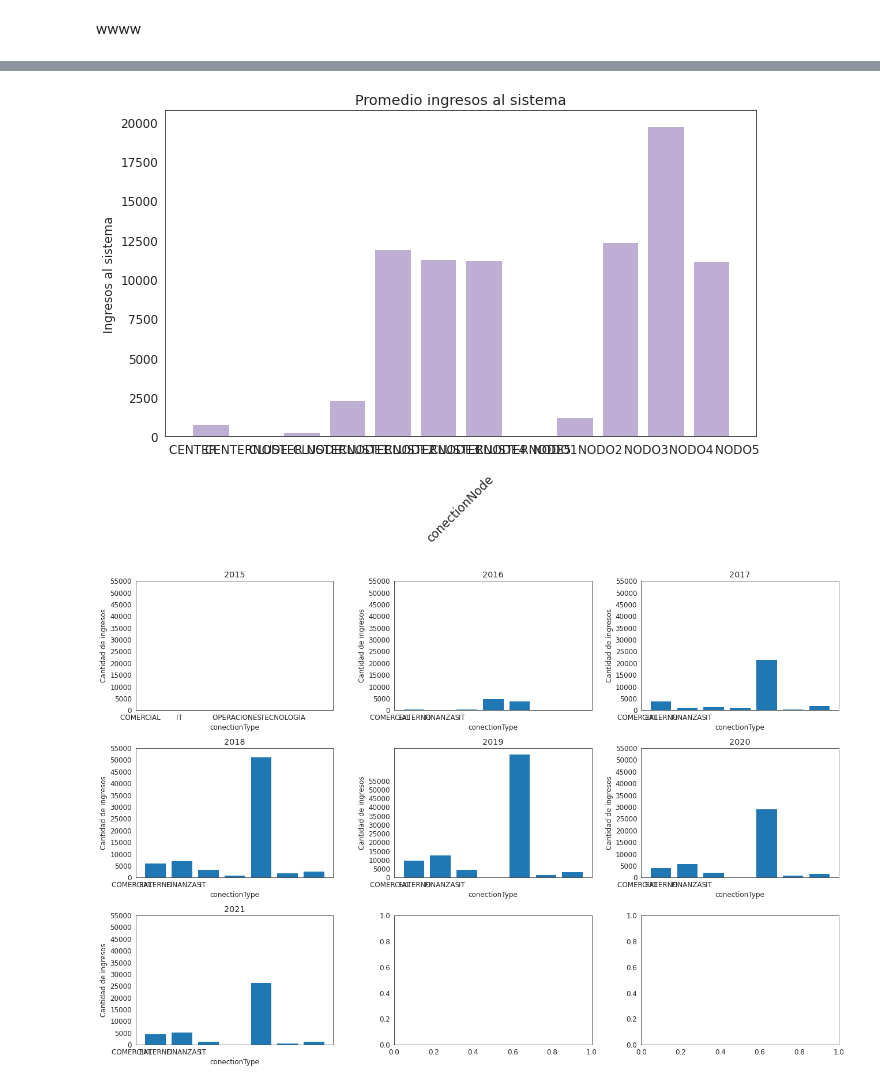
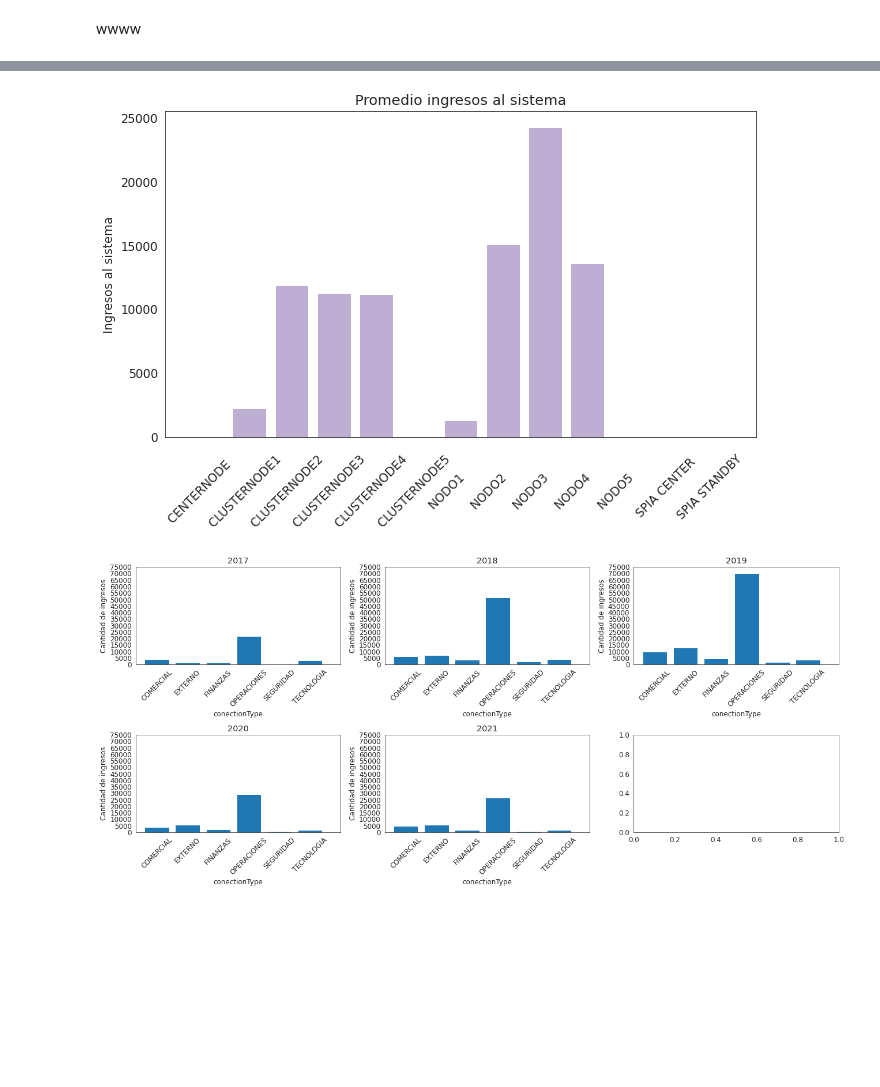
Before and after one commit to marardo/procesamiento_nube, a Jupyter notebook: DATA_CHALLENGE_PSA_V1.ipynb, the cells around one changed output, grey strips where cells are left out. Saved outputs shown, nothing was run; the diff lists cells and outputs as text; code cells hidden in the pictures; blank space fills up the shorter version.

```diff
--- a/DATA_CHALLENGE_PSA_V1.ipynb
+++ b/DATA_CHALLENGE_PSA_V1.ipynb
@@ -103,6 +104,11 @@ s3c = boto3.client(
 obj = s3c.get_object(Bucket= BUCKET_NAME , Key = KEY)
 df = pd.read_csv(io.BytesIO(obj['Body'].read()), encoding='utf8',delimiter=";")
 
+
+df = df[(df['year']>2016)]
+df['area'] = df['area'].str.strip()
+df['area']= df['area'].replace(['IT'], 'TECNOLOGIA')
+
 df.head(10)
 # %% [output]
 |  | Id | status | ip | userId | logIn | logOut | timeSession | timeLastLogin | conectionType | ... |
@@ -267,20 +273,21 @@ graficoUnivariadoPromedio(df
                          ,''
                          ,''
                          ,-1
-                         ,12
+                         ,13
                         ,'Promedio ingresos al sistema'
                         ,45)
 # %% [output]
-[figure, old version]
+[figure, new version]
 # %%
 #conectionNode	area
 graficoUnivariado(total_rows,total_cols,df
                 ,'area'
                 ,'Cantidad de ingresos'
                 ,'conectionType'
-                ,np.arange(0, 4, 1)
-                ,np.arange(0, 60000, 5000)
+                ,np.arange(0, 7, 1)
+                ,np.arange(0, 80000, 5000)
                 ,'Barra'
-                ,'')
+                ,''
+                ,45)
 # %% [output]
-[figure, old version]
+[figure, new version]
```
Also changed, not shown: parts of 9 cells of this notebook.
